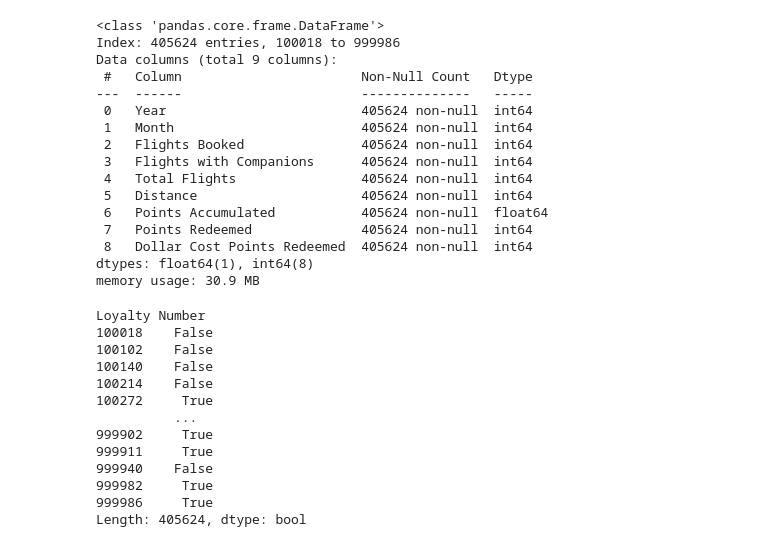
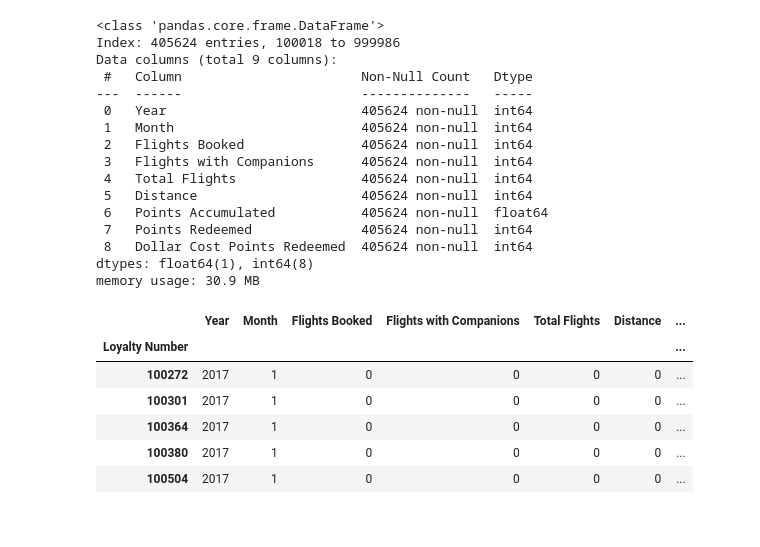
Before and after one commit to Adalab/bda-modulo-3-evaluacion-final-marianela-gomez, a Jupyter notebook: notebooks/data_exploration.ipynb, the cells around one changed output. Saved outputs shown, nothing was run; the diff lists cells and outputs as text; code cells hidden in the pictures.

```diff
--- a/notebooks/data_exploration.ipynb
+++ b/notebooks/data_exploration.ipynb
@@ -43,18 +50,12 @@ Data columns (total 9 columns):
 dtypes: float64(1), int64(8)
 memory usage: 30.9 MB
 # %%
-df_flight_activity.duplicated()
+df_flight_activity[df_flight_activity.duplicated()].head()
 # %% [output]
-Loyalty Number
-100018    False
-100102    False
-100140    False
-100214    False
-100272     True
-          ...
-999902     True
-999911     True
-999940    False
-999982     True
-999986     True
-Length: 405624, dtype: bool
+|  | Year | Month | Flights Booked | Flights with Companions | Total Flights | Distance | ... |
+| Loyalty Number |  |  |  |  |  |  | ... |
+| 100272 | 2017 | 1 | 0 | 0 | 0 | 0 | ... |
+| 100301 | 2017 | 1 | 0 | 0 | 0 | 0 | ... |
+| 100364 | 2017 | 1 | 0 | 0 | 0 | 0 | ... |
+| 100380 | 2017 | 1 | 0 | 0 | 0 | 0 | ... |
+| 100504 | 2017 | 1 | 0 | 0 | 0 | 0 | ... |
```
Also changed, not shown: parts of 11 cells of this notebook, 1 other file.
